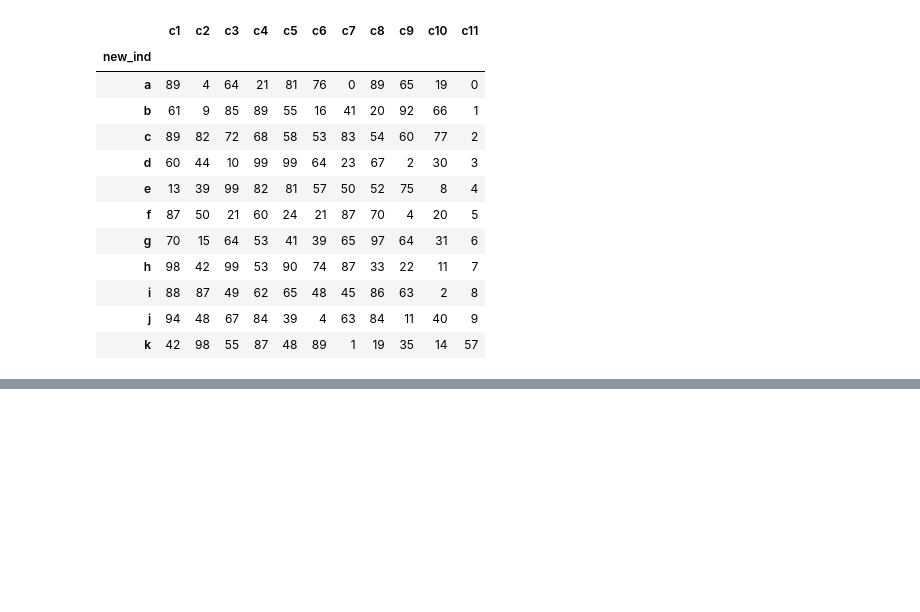
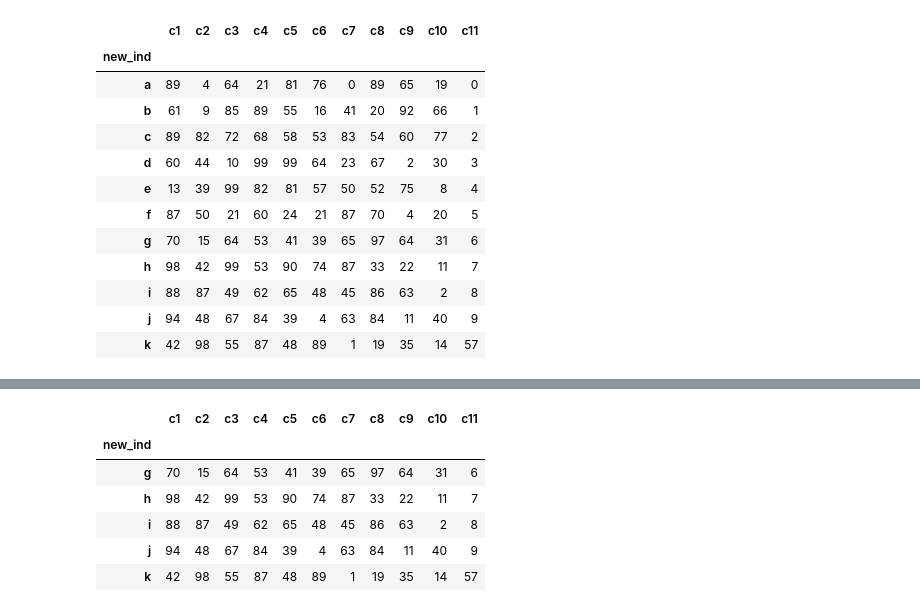
Before and after one commit to rishabhtiwari2048/data-science, a Jupyter notebook: Pandas Essentials.ipynb, the cells around one changed output, grey strips where cells are left out. Saved outputs shown, nothing was run; the diff lists cells and outputs as text; code cells hidden in the pictures; blank space fills up the shorter version.

```diff
--- a/Pandas Essentials.ipynb
+++ b/Pandas Essentials.ipynb
@@ -591,0 +602,10 @@ df
+# %%
+df.tail()
+# %% [output]
+|  | c1 | c2 | c3 | c4 | c5 | c6 | c7 | c8 | c9 | c10 | c11 |
+| new_ind |  |  |  |  |  |  |  |  |  |  |  |
+| g | 70 | 15 | 64 | 53 | 41 | 39 | 65 | 97 | 64 | 31 | 6 |
+| h | 98 | 42 | 99 | 53 | 90 | 74 | 87 | 33 | 22 | 11 | 7 |
+| i | 88 | 87 | 49 | 62 | 65 | 48 | 45 | 86 | 63 | 2 | 8 |
+| j | 94 | 48 | 67 | 84 | 39 | 4 | 63 | 84 | 11 | 40 | 9 |
+| k | 42 | 98 | 55 | 87 | 48 | 89 | 1 | 19 | 35 | 14 | 57 |
```
Also changed, not shown: parts of 3 cells of this notebook.
